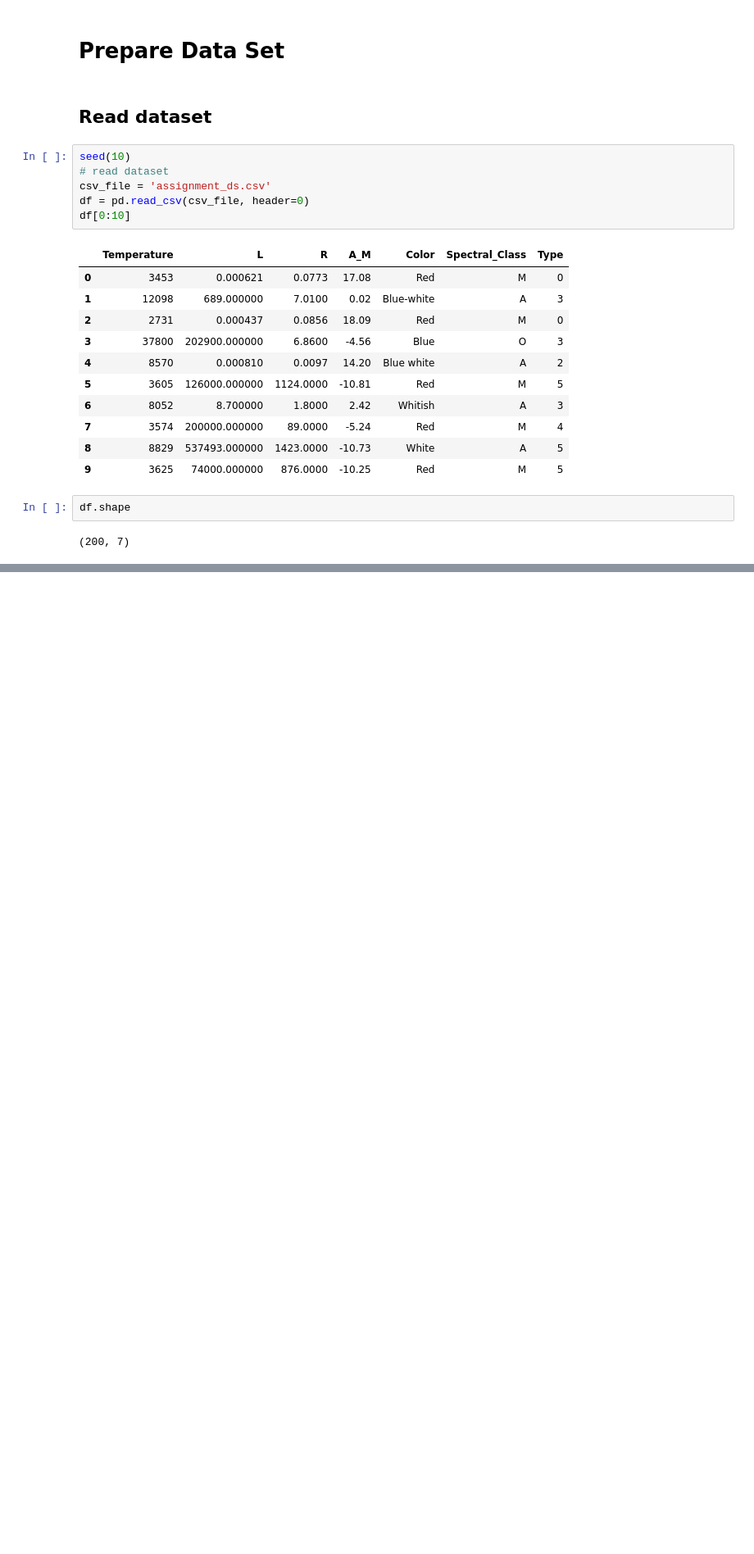
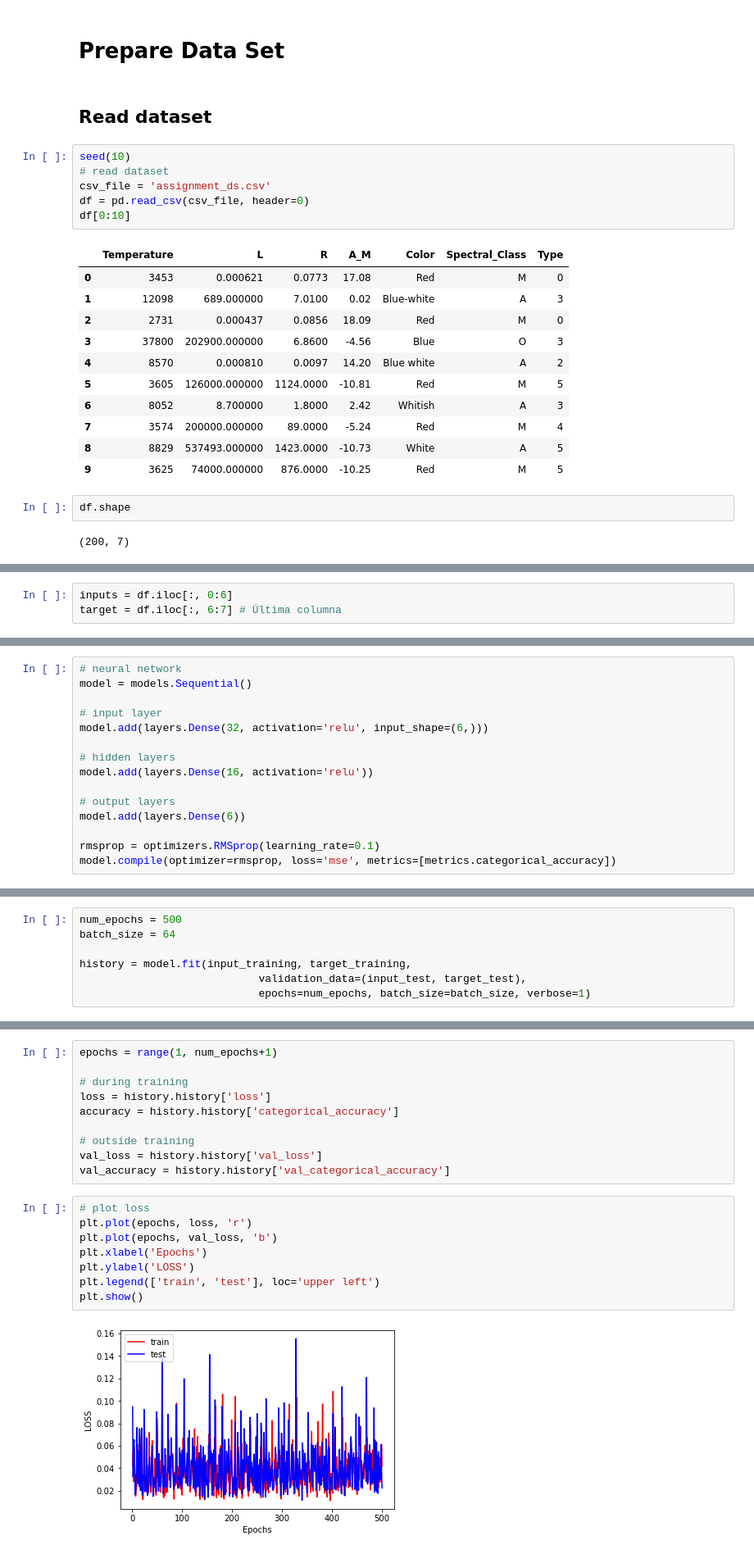
Before and after one commit to juslan/Practica_7, a Jupyter notebook: star-classification.ipynb, the cells around one changed output, grey strips where cells are left out. Shown: that part at 82% size. Drawn from its saved outputs; the diff is of its cells as text; blank space fills up the shorter version.

Commit message:
Neural Network with the Archive Test to predict

```diff
--- a/star-classification.ipynb
+++ b/star-classification.ipynb
@@ -48,0 +167,3 @@ KeyError: "None of [Int64Index([6], dtype='int64')] are in the [columns]"
+# %%
+inputs = df.iloc[:, 0:6]
+target = df.iloc[:, 6:7] # Última columna
@@ -48,0 +286,15 @@ KeyError: "None of [Int64Index([6], dtype='int64')] are in the [columns]"
+# %%
+# neural network
+model = models.Sequential()
+
+# input layer
+model.add(layers.Dense(32, activation='relu', input_shape=(6,)))
+
+# hidden layers
+model.add(layers.Dense(16, activation='relu'))
+
+# output layers
+model.add(layers.Dense(6))
+
+rmsprop = optimizers.RMSprop(learning_rate=0.1)
+model.compile(optimizer=rmsprop, loss='mse', metrics=[metrics.categorical_accuracy])
@@ -48,0 +303,7 @@ KeyError: "None of [Int64Index([6], dtype='int64')] are in the [columns]"
+# %%
+num_epochs = 500
+batch_size = 64
+
+history = model.fit(input_training, target_training,
+                            validation_data=(input_test, target_test),
+                            epochs=num_epochs, batch_size=batch_size, verbose=1)
@@ -48,0 +328,20 @@ KeyError: "None of [Int64Index([6], dtype='int64')] are in the [columns]"
+# %%
+epochs = range(1, num_epochs+1)
+
+# during training
+loss = history.history['loss']
+accuracy = history.history['categorical_accuracy']
+
+# outside training
+val_loss = history.history['val_loss']
+val_accuracy = history.history['val_categorical_accuracy']
+# %%
+# plot loss
+plt.plot(epochs, loss, 'r')
+plt.plot(epochs, val_loss, 'b')
+plt.xlabel('Epochs')
+plt.ylabel('LOSS')
+plt.legend(['train', 'test'], loc='upper left')
+plt.show()
+# %% [output]
+[figure, added]
```
Also changed, not shown: parts of 51 cells of this notebook, 1 other file.
